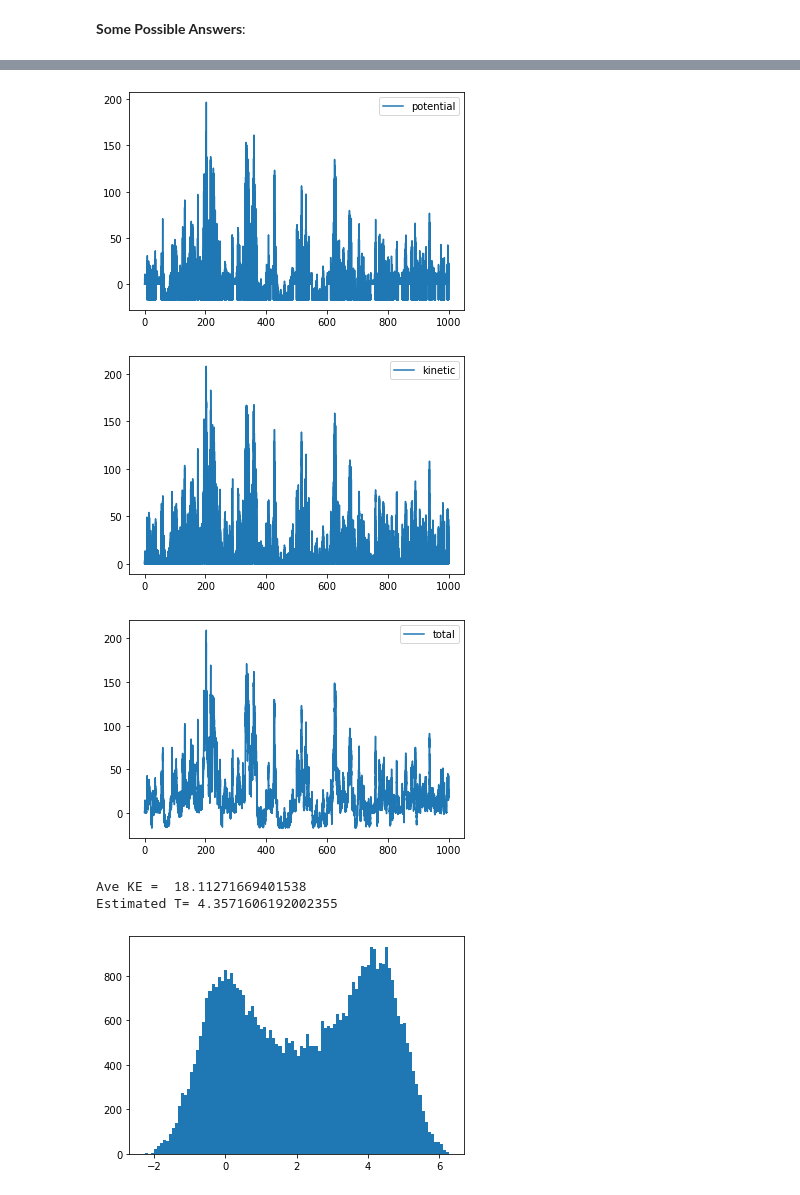
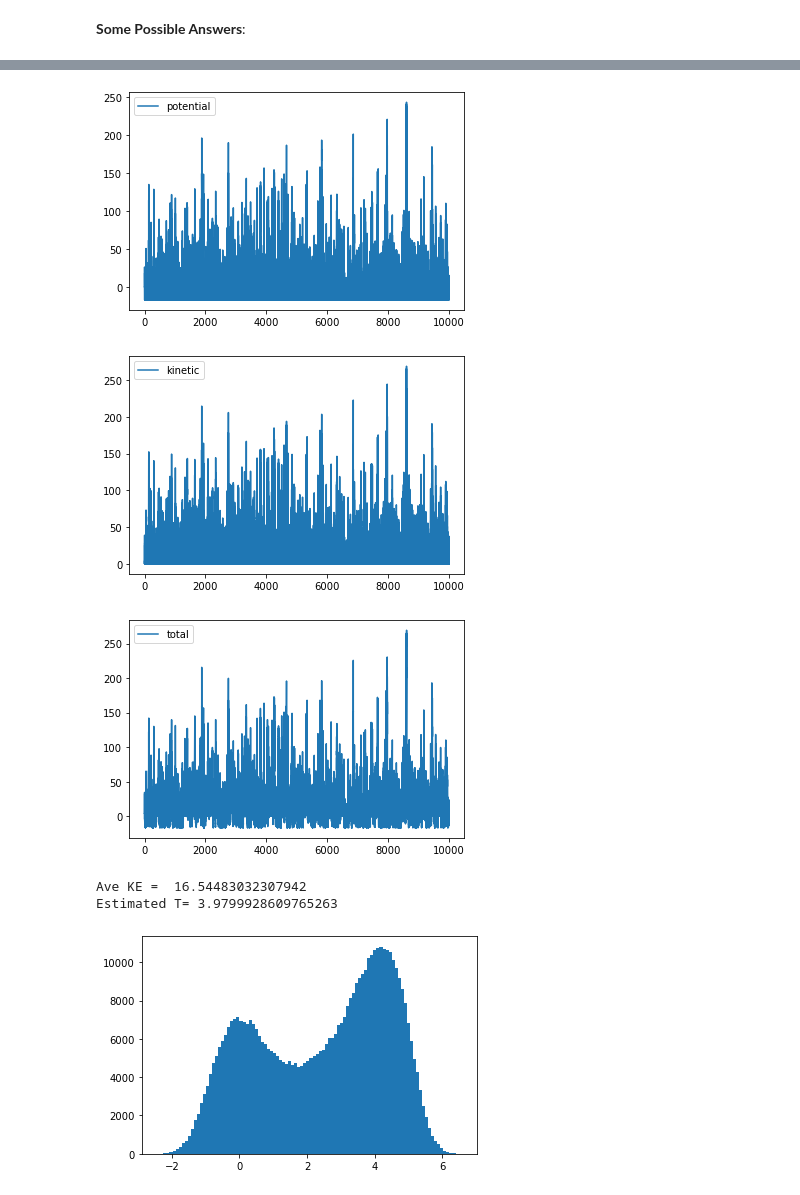
Before and after one commit to icomse/7th_workshop_MD, a Jupyter notebook: day_one/session2/Example_NVT.ipynb, the cells around one changed output, grey strips where cells are left out. Cells and saved outputs as stored; diff of their text form; code cells hidden in the pictures.

```diff
--- a/day_one/session2/Example_NVT.ipynb
+++ b/day_one/session2/Example_NVT.ipynb
@@ -228,7 +228,7 @@ def do_some_langevin(nsteps=100, m=1, dt=0.1,
 
     return results
 # %%
-nsteps = 50000
+nsteps = 500000
 dt = 0.02
 T = 4
 
@@ -279,6 +279,6 @@ plt.show()
-[figure, old version]
+[figure, new version]
-[figure, old version]
+[figure, new version]
-[figure, old version]
+[figure, new version]
-Ave KE =  18.11271669401538
-Estimated T= 4.3571606192002355
+Ave KE =  16.54483032307942
+Estimated T= 3.9799928609765263
-[figure, old version]
+[figure, new version]
```
Also changed, not shown: parts of 4 cells of this notebook, 1 other file.
